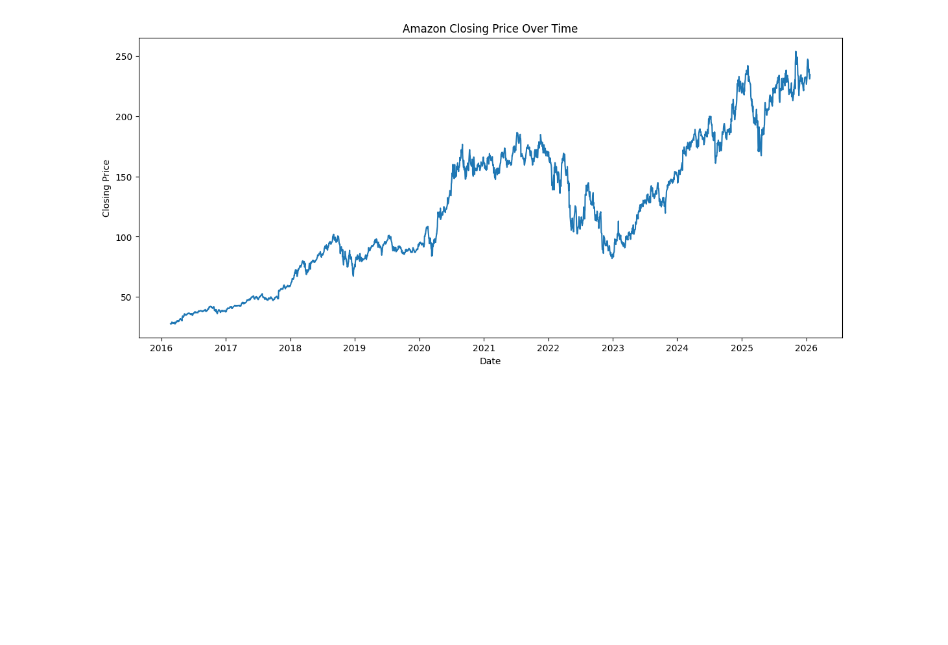
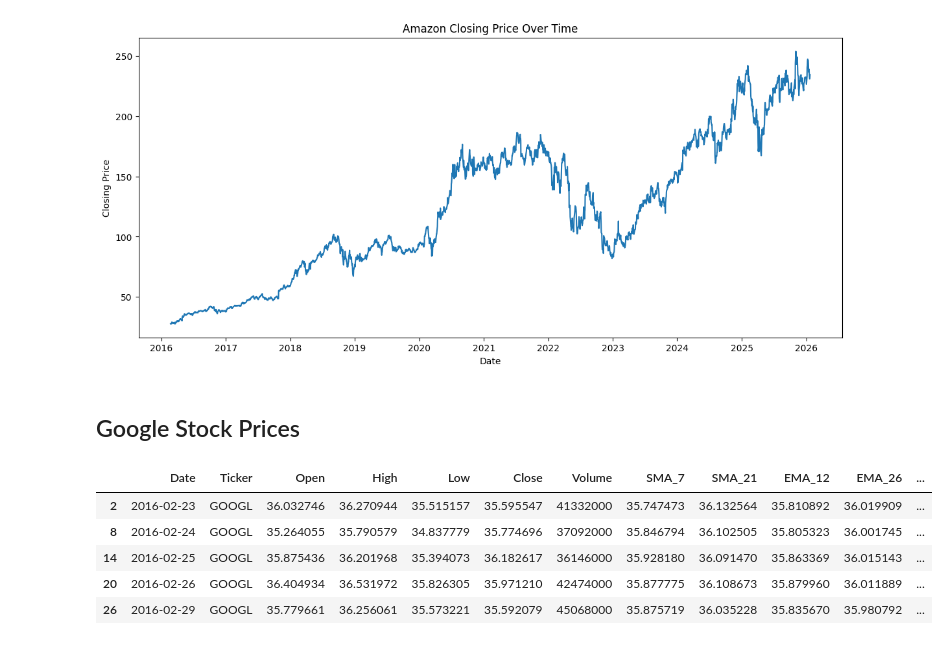
Before and after one commit to codingirl99/faang-stock-forecasting, a Jupyter notebook: notebooks/2_data_visualizations.ipynb, the cells around one changed output. Cells and saved outputs as stored; diff of their text form; code cells hidden in the pictures; blank space fills up the shorter version.

```diff
--- a/notebooks/2_data_visualizations.ipynb
+++ b/notebooks/2_data_visualizations.ipynb
@@ -76,3 +76,15 @@ plt.ylabel("Closing Price")
 plt.show()
 # %% [output]
 [figure]
+# %% [markdown]
+## Google Stock Prices
+# %%
+googl_df = df[df["Ticker"] == "GOOGL"].copy()
+googl_df.head()
+# %% [output]
+|  | Date | Ticker | Open | High | Low | Close | Volume | SMA_7 | SMA_21 | EMA_12 | EMA_26 | ... |
+| 2 | 2016-02-23 | GOOGL | 36.032746 | 36.270944 | 35.515157 | 35.595547 | 41332000 | 35.747473 | 36.132564 | 35.810892 | 36.019909 | ... |
+| 8 | 2016-02-24 | GOOGL | 35.264055 | 35.790579 | 34.837779 | 35.774696 | 37092000 | 35.846794 | 36.102505 | 35.805323 | 36.001745 | ... |
+| 14 | 2016-02-25 | GOOGL | 35.875436 | 36.201968 | 35.394073 | 36.182617 | 36146000 | 35.928180 | 36.091470 | 35.863369 | 36.015143 | ... |
+| 20 | 2016-02-26 | GOOGL | 36.404934 | 36.531972 | 35.826305 | 35.971210 | 42474000 | 35.877775 | 36.108673 | 35.879960 | 36.011889 | ... |
+| 26 | 2016-02-29 | GOOGL | 35.779661 | 36.256061 | 35.573221 | 35.592079 | 45068000 | 35.875719 | 36.035228 | 35.835670 | 35.980792 | ... |
```
Also changed, not shown: parts of 7 cells of this notebook.
